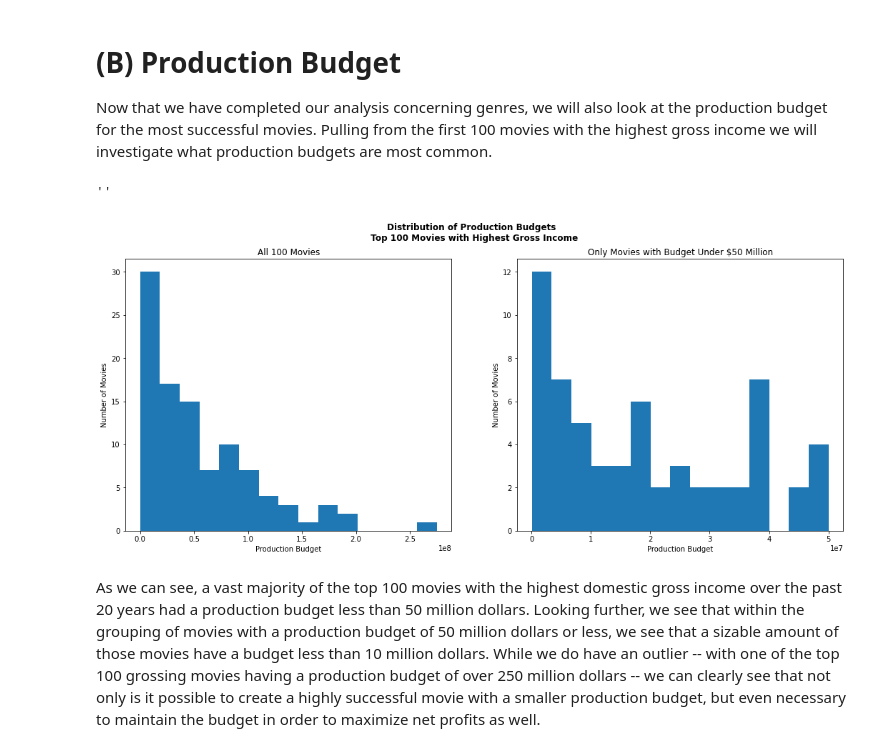
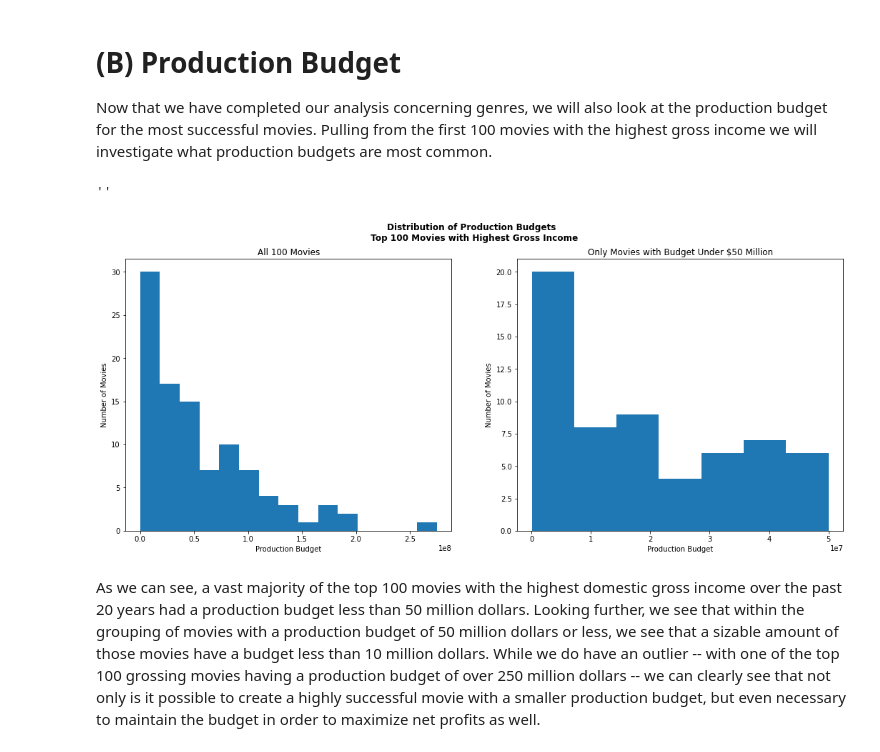
Before and after one commit to Bella3s/movie-analysis-project, a Jupyter notebook: movie_performance_analysis.ipynb, the cells around one changed output. Drawn from its saved outputs; the diff is of its cells as text; code cells hidden in the pictures.

```diff
--- a/movie_performance_analysis.ipynb
+++ b/movie_performance_analysis.ipynb
@@ -1321,23 +1321,23 @@ less_than_50mil = top_100_gross[top_100_gross['production_budget_int'] <= 500000
 # %%
 fig, ax = plt.subplots(ncols=2, figsize=(18,7))
 
 ax[0].hist(top_100_gross['production_budget_int'], bins=15)
 ax[0].set_xlabel('Production Budget')
 ax[0].set_ylabel('Number of Movies')
 ax[0].set_title('All 100 Movies')
 
-ax[1].hist(less_than_50mil['production_budget_int'], bins=15)
+ax[1].hist(less_than_50mil['production_budget_int'], bins=7)
 ax[1].set_xlabel('Production Budget')
 ax[1].set_ylabel('Number of Movies')
 ax[1].set_title('Only Movies with Budget Under $50 Million')
 
 plt.suptitle('Distribution of Production Budgets \n Top 100 Movies with Highest Gross Income', fontweight='bold')
 
 #plt.savefig('images/distributionProductionBudget.png')
 ;
 # %% [output]
 ''
-[figure, old version]
+[figure, new version]
 # %% [markdown]
 As we can see, a vast majority of the top 100 movies with the highest domestic gross income over the past 20 years had a production budget less than  50 million dollars.  Looking further, we see that within the grouping of movies with a production budget of 50 million dollars or less, we see that a sizable amount of those movies have a budget less than 10 million dollars.  While we do have an outlier -- with one of the top 100 grossing movies having a production budget of over 250 million dollars -- we can clearly see that not only is it possible to create a highly successful movie with a smaller production budget, but even necessary to maintain the budget in order to maximize net profits as well.
 # %% [markdown]
```
Also changed, not shown: 1 other file.
